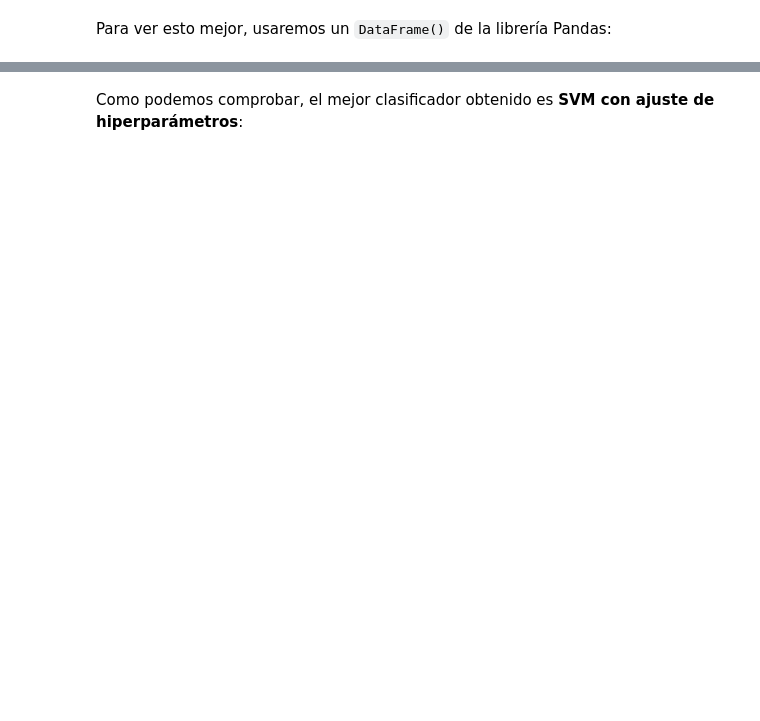
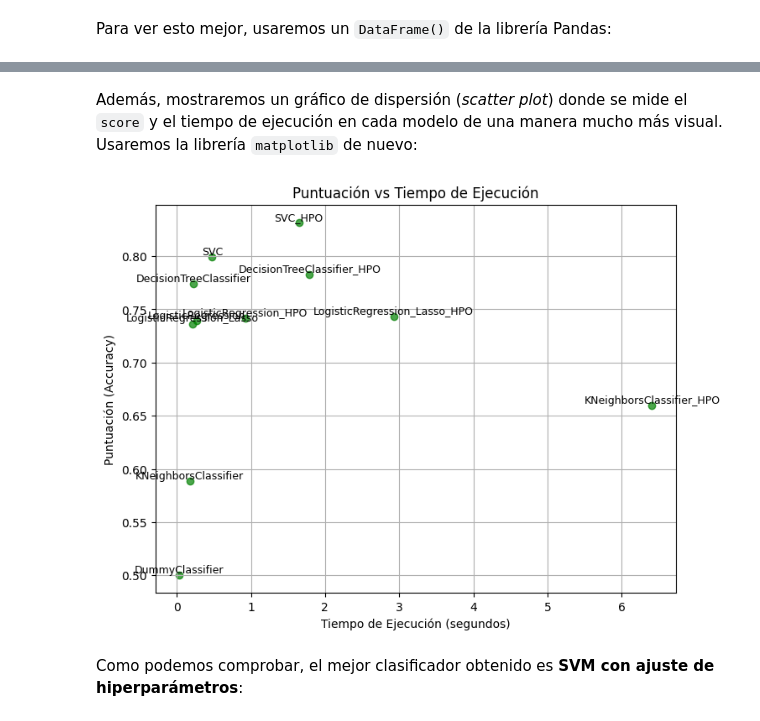
Before and after one commit to 100495802/G11.AA-495802-495702, a Jupyter notebook: P1AA.ipynb, the cells around one changed output, grey strips where cells are left out. Cells and saved outputs as stored; diff of their text form; code cells hidden in the pictures; blank space fills up the shorter version.

Commit message:
Falta el punto 5.3 y está terminado :)

```diff
--- a/P1AA.ipynb
+++ b/P1AA.ipynb
@@ -877,3 +924,29 @@ display(results_df)
+# %% [markdown]
+Además, mostraremos un gráfico de dispersión (_scatter plot_) donde se mide el `score` y el tiempo de ejecución en cada modelo de una manera mucho más visual. Usaremos la librería `matplotlib` de nuevo:
+# %%
+# Listamos los modelos de clasificación
+modelos = list(resultados.keys())
+
+# Extraemos puntuaciones y tiempos de ejecución para cada modelo
+accuracies = [resultados[modelo]["puntuacion"] for modelo in modelos]
+tiempos = [resultados[modelo]["tiempo_ejecucion"] for modelo in modelos]
+
+# Creamos el gráfico de dispersión
+plt.figure(figsize=(8, 6))
+plt.scatter(tiempos, accuracies, color='green', alpha=0.7)
+plt.title('Puntuación vs Tiempo de Ejecución')
+plt.xlabel('Tiempo de Ejecución (segundos)')
+plt.ylabel('Puntuación (Accuracy)')
+plt.grid(True)
+
+# Ajustamos la posición de las etiquetas de los puntos
+for i, modelo in enumerate(modelos):
+    plt.text(tiempos[i], accuracies[i], modelo, fontsize=9, ha='center', va='bottom')
+
+# Mostramos el gráfico
+plt.show()
+# %% [output]
+[figure, added]
 # %% [markdown]
 Como podemos comprobar, el mejor clasificador obtenido es __SVM con ajuste de hiperparámetros__:
 # %%
```
Also changed, not shown: parts of 42 cells of this notebook, 5 other files.
